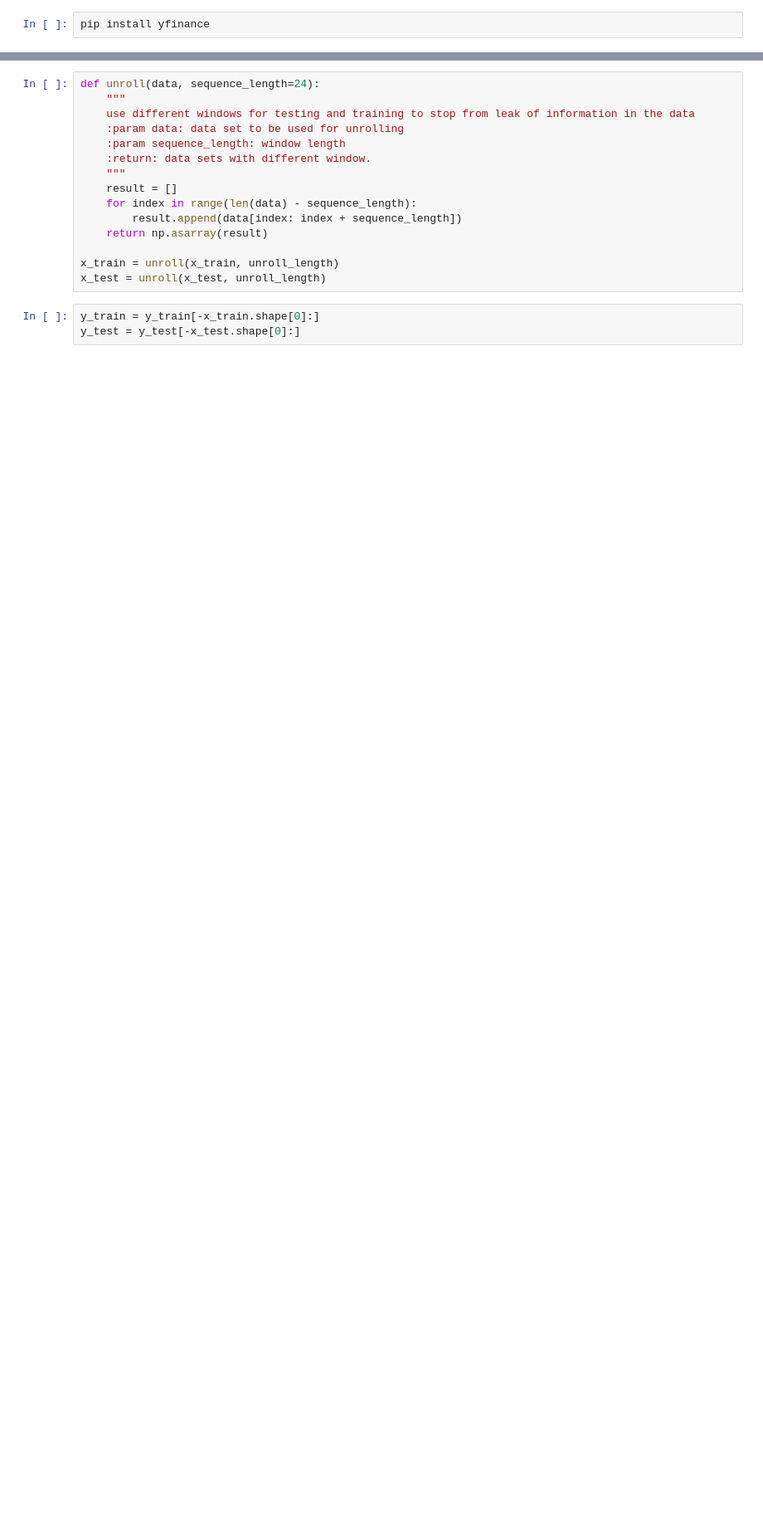
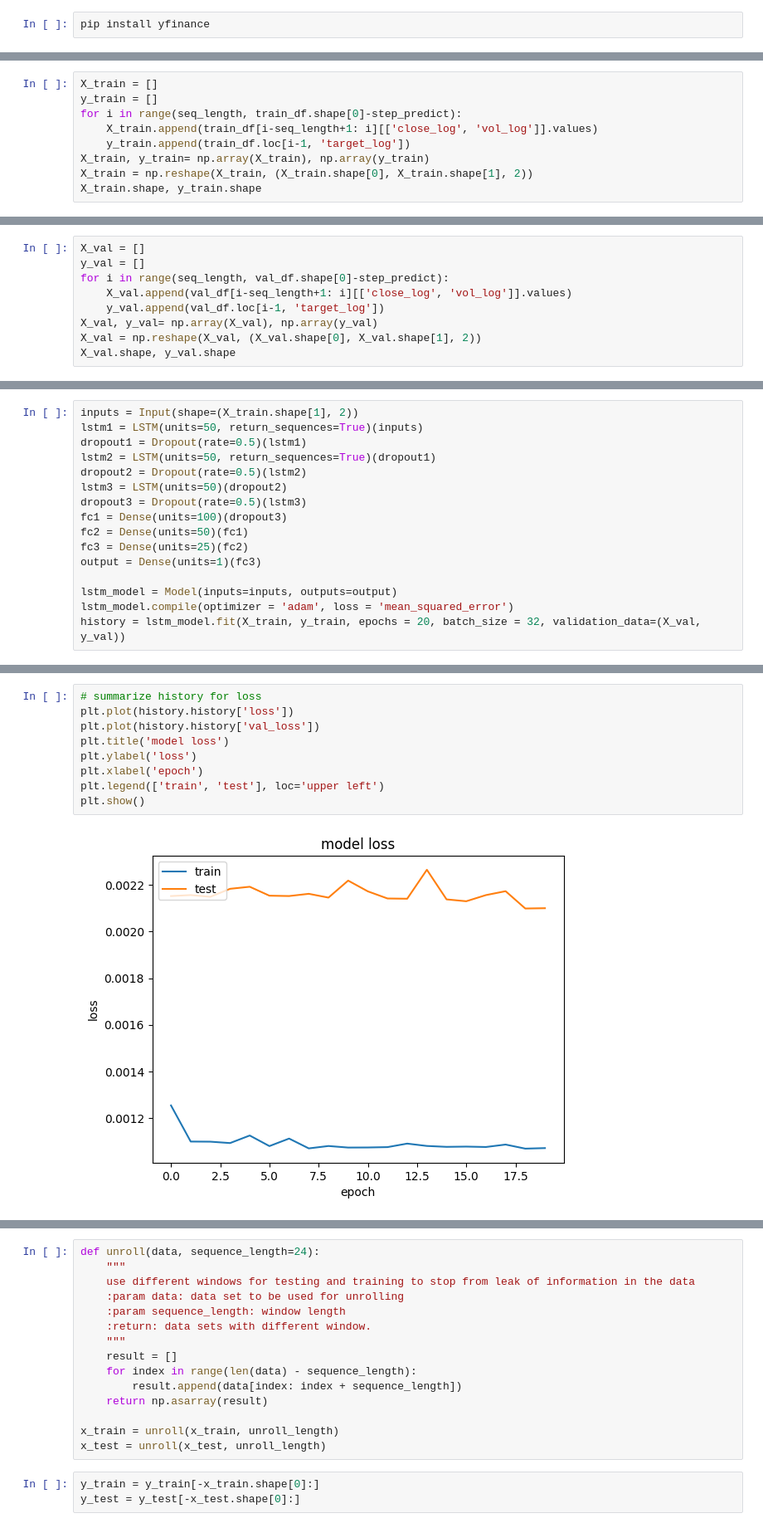
Before and after one commit to Tanmay7404/Stock-Price-Prediction, a Jupyter notebook: stock-prediction.ipynb, the cells around one changed output, grey strips where cells are left out. Shown at 83% size. Drawn from its saved outputs; the diff is of its cells as text; blank space fills up the shorter version.

```diff
--- a/stock-prediction.ipynb
+++ b/stock-prediction.ipynb
@@ -44,0 +152,9 @@ print(stock_data)
+# %%
+X_train = []
+y_train = []
+for i in range(seq_length, train_df.shape[0]-step_predict):
+    X_train.append(train_df[i-seq_length+1: i][['close_log', 'vol_log']].values)
+    y_train.append(train_df.loc[i-1, 'target_log'])
+X_train, y_train= np.array(X_train), np.array(y_train)
+X_train = np.reshape(X_train, (X_train.shape[0], X_train.shape[1], 2))
+X_train.shape, y_train.shape
@@ -44,0 +163,9 @@ print(stock_data)
+# %%
+X_val = []
+y_val = []
+for i in range(seq_length, val_df.shape[0]-step_predict):
+    X_val.append(val_df[i-seq_length+1: i][['close_log', 'vol_log']].values)
+    y_val.append(val_df.loc[i-1, 'target_log'])
+X_val, y_val= np.array(X_val), np.array(y_val)
+X_val = np.reshape(X_val, (X_val.shape[0], X_val.shape[1], 2))
+X_val.shape, y_val.shape
@@ -44,0 +177,16 @@ print(stock_data)
+# %%
+inputs = Input(shape=(X_train.shape[1], 2))
+lstm1 = LSTM(units=50, return_sequences=True)(inputs)
+dropout1 = Dropout(rate=0.5)(lstm1)
+lstm2 = LSTM(units=50, return_sequences=True)(dropout1)
+dropout2 = Dropout(rate=0.5)(lstm2)
+lstm3 = LSTM(units=50)(dropout2)
+dropout3 = Dropout(rate=0.5)(lstm3)
+fc1 = Dense(units=100)(dropout3)
+fc2 = Dense(units=50)(fc1)
+fc3 = Dense(units=25)(fc2)
+output = Dense(units=1)(fc3)
+
+lstm_model = Model(inputs=inputs, outputs=output)
+lstm_model.compile(optimizer = 'adam', loss = 'mean_squared_error')
+history = lstm_model.fit(X_train, y_train, epochs = 20, batch_size = 32, validation_data=(X_val, y_val))
@@ -44,0 +211,11 @@ print(stock_data)
+# %%
+# summarize history for loss
+plt.plot(history.history['loss'])
+plt.plot(history.history['val_loss'])
+plt.title('model loss')
+plt.ylabel('loss')
+plt.xlabel('epoch')
+plt.legend(['train', 'test'], loc='upper left')
+plt.show()
+# %% [output]
+[figure, added]
```
Also changed, not shown: parts of 59 cells of this notebook.
